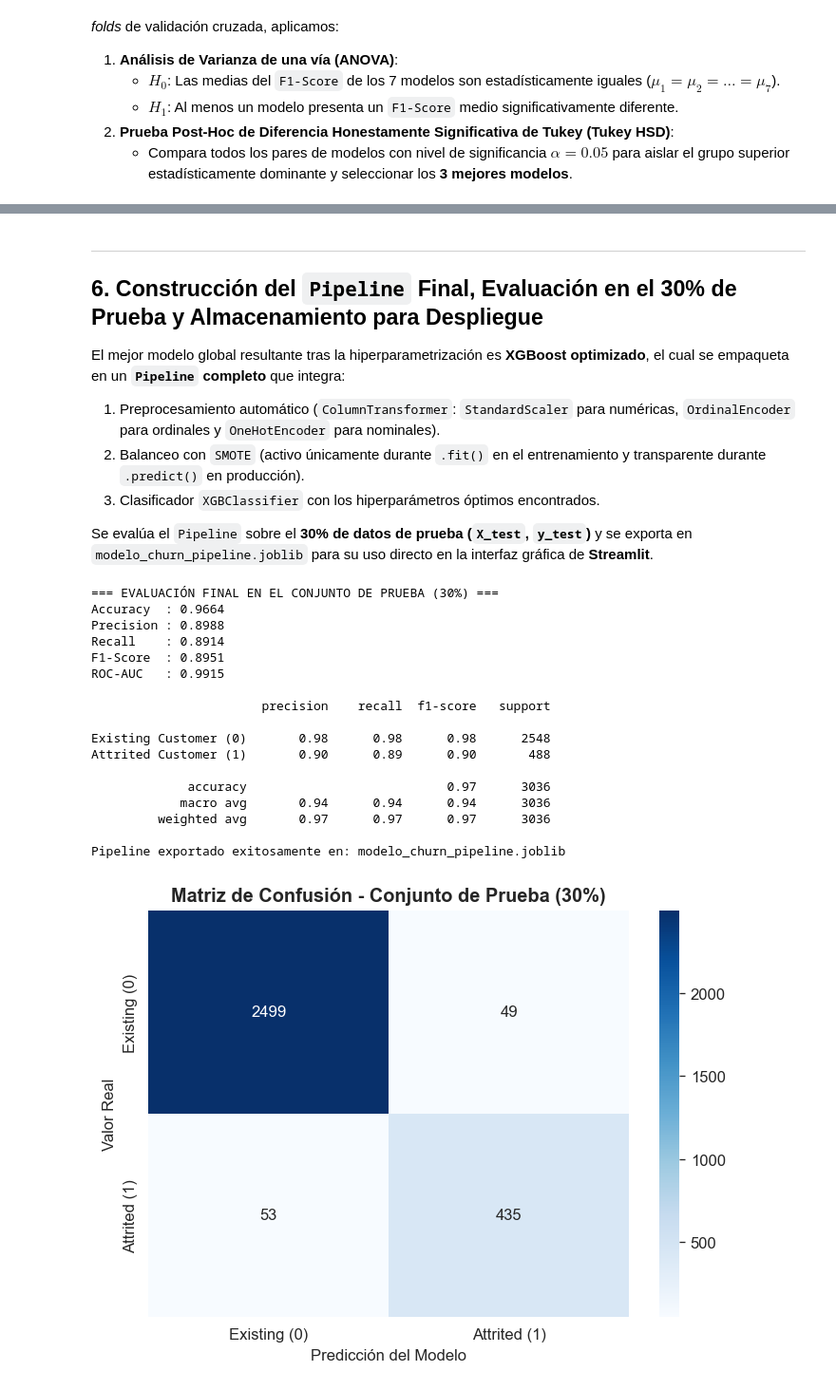
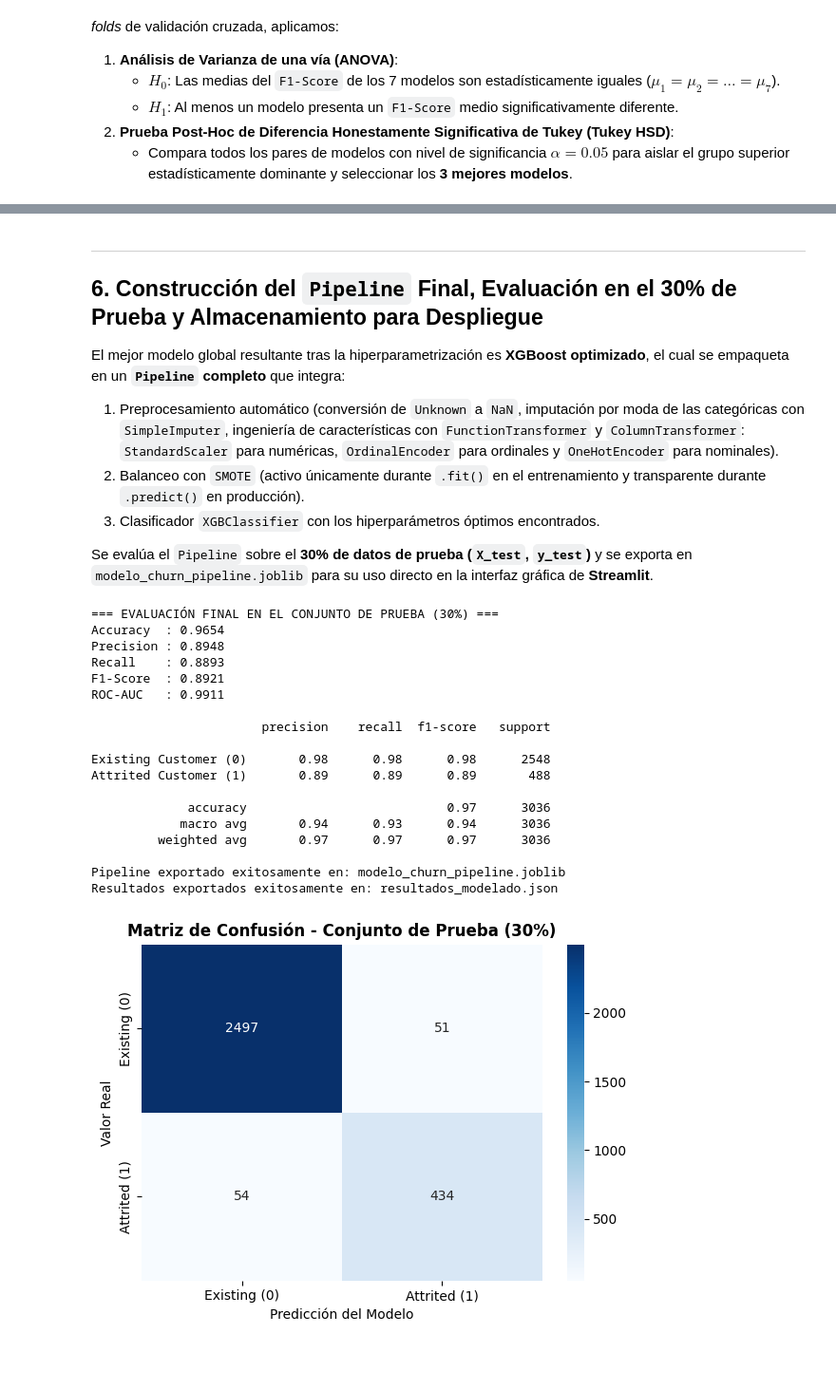
Before and after one commit to dani1309/Clasificacion-de-dataos, a Jupyter notebook: Credit card Chum/02_Modelado_Predictivo_Avanzado.ipynb, the cells around one changed output, grey strips where cells are left out. Shown at 95% size. Drawn from its saved outputs; the diff is of its cells as text; code cells hidden in the pictures; blank space fills up the shorter version.

Commit message:
Pipeline completo con preparación de datos y requirements

```diff
--- a/Credit card Chum/02_Modelado_Predictivo_Avanzado.ipynb
+++ b/Credit card Chum/02_Modelado_Predictivo_Avanzado.ipynb
@@ -180,8 +198,7 @@ summary_rows = []
 
 for name, clf in models.items():
     t0 = time.time()
-    pipe = ImbPipeline(steps=[
-        ('preprocessor', preprocessor),
+    pipe = ImbPipeline(steps=preparation_steps + [
         ('smote', SMOTE(random_state=42)),
         ('classifier', clf)
     ])
@@ -304,13 +321,7 @@ folds_5 = []
 for tr_idx, val_idx in cv_tune.split(X_train, y_train):
     X_tr_f, y_tr_f = X_train.iloc[tr_idx], y_train.iloc[tr_idx]
     X_va_f, y_va_f = X_train.iloc[val_idx], y_train.iloc[val_idx]
-    prep_f = ColumnTransformer(
-        transformers=[
-            ('num', StandardScaler(), numeric_cols),
-            ('ord', OrdinalEncoder(categories=ordinal_categories), ordinal_cols),
-            ('nom', OneHotEncoder(drop='first', sparse_output=False, handle_unknown='ignore'), nominal_cols)
-        ]
-    )
+    prep_f = clone(preparation)
     X_tr_p = prep_f.fit_transform(X_tr_f)
     X_va_p = prep_f.transform(X_va_f)
     X_tr_b, y_tr_b = SMOTE(random_state=42).fit_resample(X_tr_p, y_tr_f)
@@ -449,7 +460,7 @@ Random Forest (Bagging) Optimización Bayesiana (Optuna TPE)               0.873
 ## 6. Construcción del `Pipeline` Final, Evaluación en el 30% de Prueba y Almacenamiento para Despliegue
 
 El mejor modelo global resultante tras la hiperparametrización es **XGBoost optimizado**, el cual se empaqueta en un **`Pipeline` completo** que integra:
-1. Preprocesamiento automático (`ColumnTransformer`: `StandardScaler` para numéricas, `OrdinalEncoder` para ordinales y `OneHotEncoder` para nominales).
+1. Preprocesamiento automático (conversión de `Unknown` a `NaN`, imputación por moda de las categóricas con `SimpleImputer`, ingeniería de características con `FunctionTransformer` y `ColumnTransformer`: `StandardScaler` para numéricas, `OrdinalEncoder` para ordinales y `OneHotEncoder` para nominales).
 2. Balanceo con `SMOTE` (activo únicamente durante `.fit()` en el entrenamiento y transparente durante `.predict()` en producción).
 3. Clasificador `XGBClassifier` con los hiperparámetros óptimos encontrados.
 
@@ -465,8 +476,7 @@ else:
 
 final_xgb = XGBClassifier(**winning_xgb_params, random_state=42, eval_metric='logloss', n_jobs=-1)
 
-final_pipeline = ImbPipeline(steps=[
-    ('preprocessor', preprocessor),
+final_pipeline = ImbPipeline(steps=preparation_steps + [
     ('smote', SMOTE(random_state=42)),
     ('classifier', final_xgb)
 ])
@@ -500,38 +510,52 @@ model_bundle = {
     "best_params": winning_xgb_params,
     "optimization_method": winning_opt_method,
     "test_metrics": test_metrics,
     "raw_columns": raw_columns
 }
 joblib.dump(model_bundle, "modelo_churn_pipeline.joblib")
 print("Pipeline exportado exitosamente en: modelo_churn_pipeline.joblib")
 
+# Resultados del modelado para el informe
+resultados = {
+    "cv_summary": df_cv_summary.drop(columns=['F1_mean']).to_dict(orient='records'),
+    "anova_f": round(float(f_stat), 4),
+    "anova_p": f"{p_val_anova:.4e}",
+    "tuning": df_tuning.to_dict(orient='records'),
+    "best_params": winning_xgb_params,
+    "test_metrics": test_metrics
+}
+with open("resultados_modelado.json", "w", encoding="utf-8") as f:
+    json.dump(resultados, f, ensure_ascii=False, indent=2)
+print("Resultados exportados exitosamente en: resultados_modelado.json")
+
 # Matriz de confusión en el 30% de prueba
 cm = confusion_matrix(y_test, y_pred_test)
 plt.figure(figsize=(6, 4.5))
 sns.heatmap(cm, annot=True, fmt='d', cmap='Blues',
             xticklabels=['Existing (0)', 'Attrited (1)'],
             yticklabels=['Existing (0)', 'Attrited (1)'])
 plt.title("Matriz de Confusión - Conjunto de Prueba (30%)", fontweight='bold')
 plt.xlabel("Predicción del Modelo")
 plt.ylabel("Valor Real")
 plt.tight_layout()
 plt.show()
 # %% [output]
 === EVALUACIÓN FINAL EN EL CONJUNTO DE PRUEBA (30%) ===
-Accuracy  : 0.9664
-Precision : 0.8988
-Recall    : 0.8914
-F1-Score  : 0.8951
-ROC-AUC   : 0.9915
+Accuracy  : 0.9654
+Precision : 0.8948
+Recall    : 0.8893
+F1-Score  : 0.8921
+ROC-AUC   : 0.9911
 
                        precision    recall  f1-score   support
 
 Existing Customer (0)       0.98      0.98      0.98      2548
-Attrited Customer (1)       0.90      0.89      0.90       488
+Attrited Customer (1)       0.89      0.89      0.89       488
 
              accuracy                           0.97      3036
-            macro avg       0.94      0.94      0.94      3036
+            macro avg       0.94      0.93      0.94      3036
          weighted avg       0.97      0.97      0.97      3036
 
 Pipeline exportado exitosamente en: modelo_churn_pipeline.joblib
+Resultados exportados exitosamente en: resultados_modelado.json
-[figure, old version]
+[figure, new version]
```
Also changed, not shown: parts of 10 cells of this notebook, 5 other files.
